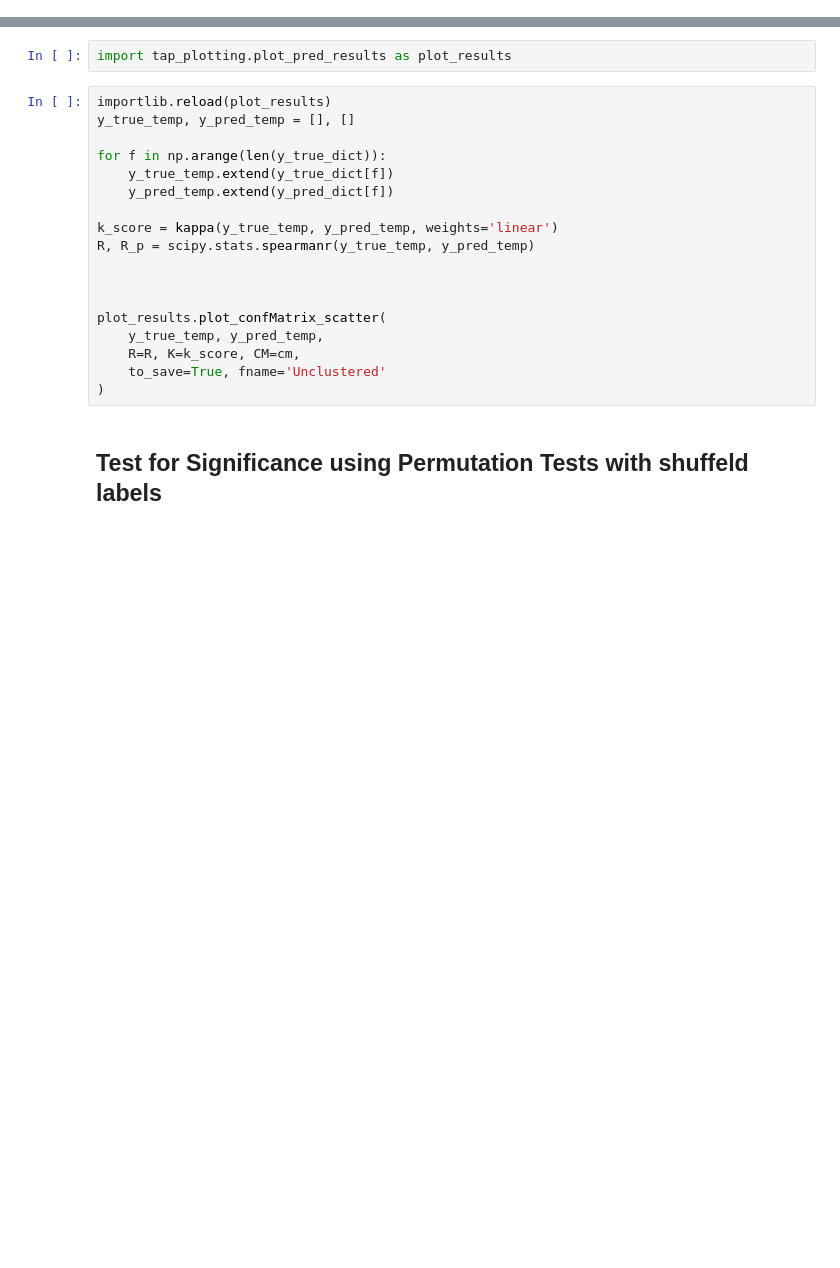
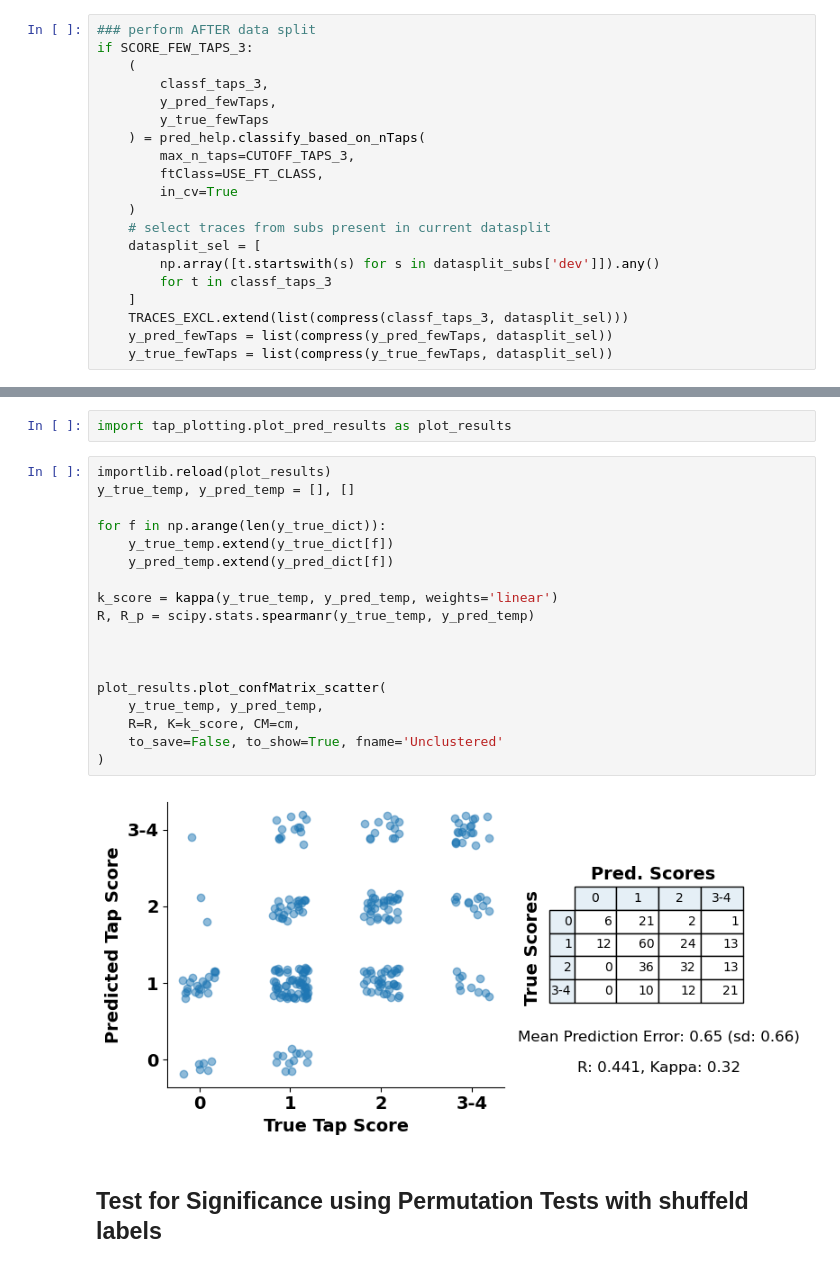
Before and after one commit to jgvhabets/updrsTapping, a Jupyter notebook: updrsTapping_predictions.ipynb, the cells around one changed output, grey strips where cells are left out. Cells and saved outputs as stored; diff of their text form; blank space fills up the shorter version.

```diff
--- a/updrsTapping_predictions.ipynb
+++ b/updrsTapping_predictions.ipynb
@@ -269,0 +169,20 @@ Slow tappers are clustered in cluster index 0
+# %%
+### perform AFTER data split
+if SCORE_FEW_TAPS_3:
+    (
+        classf_taps_3,
+        y_pred_fewTaps,
+        y_true_fewTaps
+    ) = pred_help.classify_based_on_nTaps(
+        max_n_taps=CUTOFF_TAPS_3,
+        ftClass=USE_FT_CLASS,
+        in_cv=True
+    )
+    # select traces from subs present in current datasplit
+    datasplit_sel = [
+        np.array([t.startswith(s) for s in datasplit_subs['dev']]).any()
+        for t in classf_taps_3
+    ]
+    TRACES_EXCL.extend(list(compress(classf_taps_3, datasplit_sel)))
+    y_pred_fewTaps = list(compress(y_pred_fewTaps, datasplit_sel))
+    y_true_fewTaps = list(compress(y_true_fewTaps, datasplit_sel))
@@ -752,21 +757,23 @@ import tap_plotting.plot_pred_results as plot_results
 # %%
 importlib.reload(plot_results)
 y_true_temp, y_pred_temp = [], []
 
 for f in np.arange(len(y_true_dict)):
     y_true_temp.extend(y_true_dict[f])
     y_pred_temp.extend(y_pred_dict[f])
 
 k_score = kappa(y_true_temp, y_pred_temp, weights='linear')
 R, R_p = scipy.stats.spearmanr(y_true_temp, y_pred_temp)
 
 
 
 plot_results.plot_confMatrix_scatter(
     y_true_temp, y_pred_temp,
     R=R, K=k_score, CM=cm,
-    to_save=True, fname='Unclustered'
+    to_save=False, to_show=True, fname='Unclustered'
 )
+# %% [output]
+[figure, added]
 # %% [markdown]
 ## Test for Significance using Permutation Tests with shuffeld labels
 # %%
```
Also changed, not shown: parts of 15 cells of this notebook, 8 other files.
